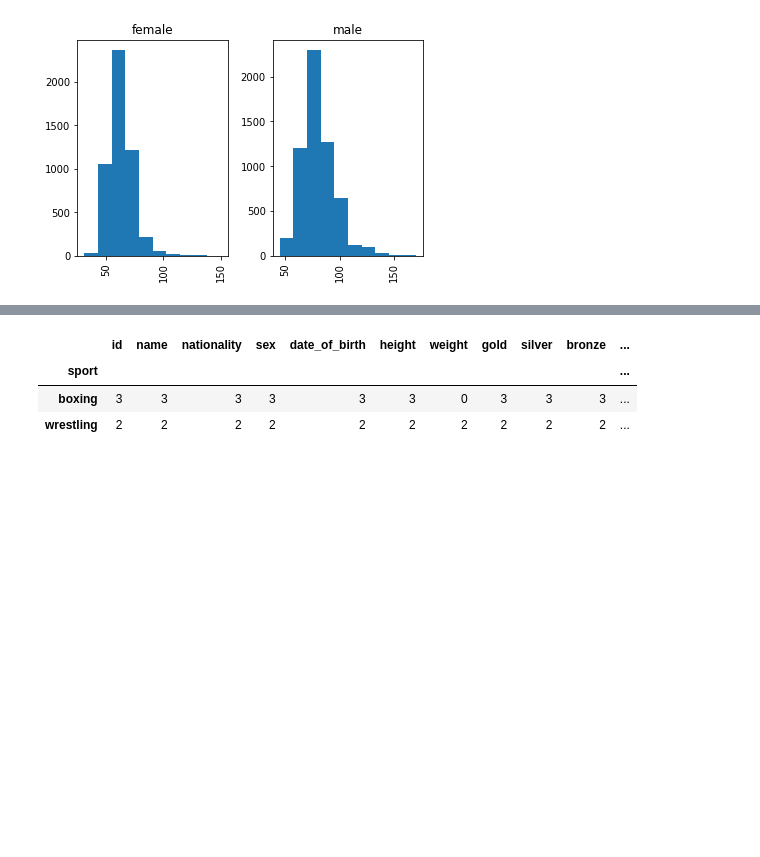
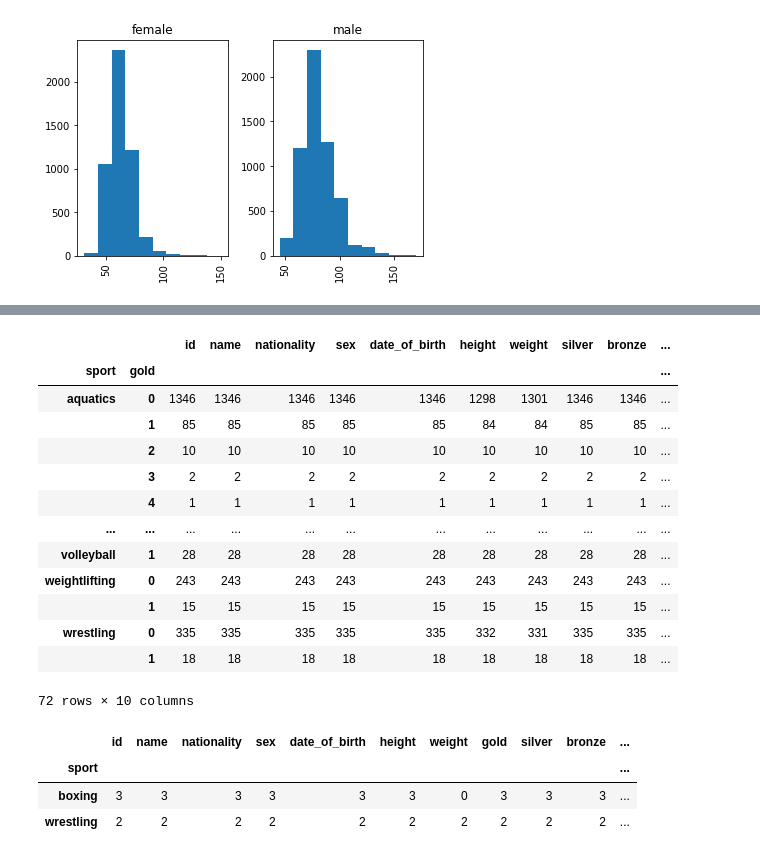
Before and after one commit to alayoalex/data-science-ml-portfolio, a Jupyter notebook: projects/rio2016/exploratory.ipynb, the cells around one changed output, grey strips where cells are left out. Drawn from its saved outputs; the diff is of its cells as text; code cells hidden in the pictures; blank space fills up the shorter version.

```diff
--- a/projects/rio2016/exploratory.ipynb
+++ b/projects/rio2016/exploratory.ipynb
@@ -131,3 +281,20 @@ cubthl.describe()
+# %%
+athletes.groupby(['sport', 'gold']).count()
+# %% [output]
+|  |  | id | name | nationality | sex | date_of_birth | height | weight | silver | bronze | ... |
+| sport | gold |  |  |  |  |  |  |  |  |  | ... |
+| aquatics | 0 | 1346 | 1346 | 1346 | 1346 | 1346 | 1298 | 1301 | 1346 | 1346 | ... |
+|  | 1 | 85 | 85 | 85 | 85 | 85 | 84 | 84 | 85 | 85 | ... |
+|  | 2 | 10 | 10 | 10 | 10 | 10 | 10 | 10 | 10 | 10 | ... |
+|  | 3 | 2 | 2 | 2 | 2 | 2 | 2 | 2 | 2 | 2 | ... |
+|  | 4 | 1 | 1 | 1 | 1 | 1 | 1 | 1 | 1 | 1 | ... |
+| ... | ... | ... | ... | ... | ... | ... | ... | ... | ... | ... | ... |
+| volleyball | 1 | 28 | 28 | 28 | 28 | 28 | 28 | 28 | 28 | 28 | ... |
+| weightlifting | 0 | 243 | 243 | 243 | 243 | 243 | 243 | 243 | 243 | 243 | ... |
+|  | 1 | 15 | 15 | 15 | 15 | 15 | 15 | 15 | 15 | 15 | ... |
+| wrestling | 0 | 335 | 335 | 335 | 335 | 335 | 332 | 331 | 335 | 335 | ... |
+|  | 1 | 18 | 18 | 18 | 18 | 18 | 18 | 18 | 18 | 18 | ... |
+72 rows × 10 columns
 # %%
 cubthl[cubthl['gold'] == 1].groupby(['sport']).count()
 # %% [output]
```
Also changed, not shown: parts of 18 cells of this notebook.
